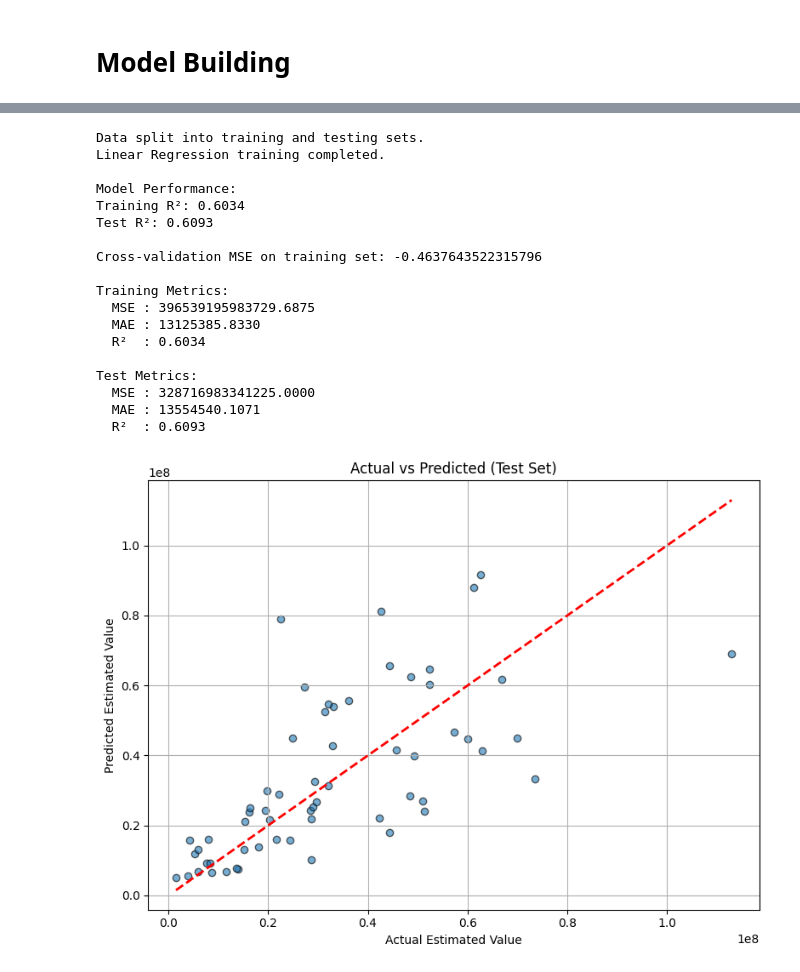
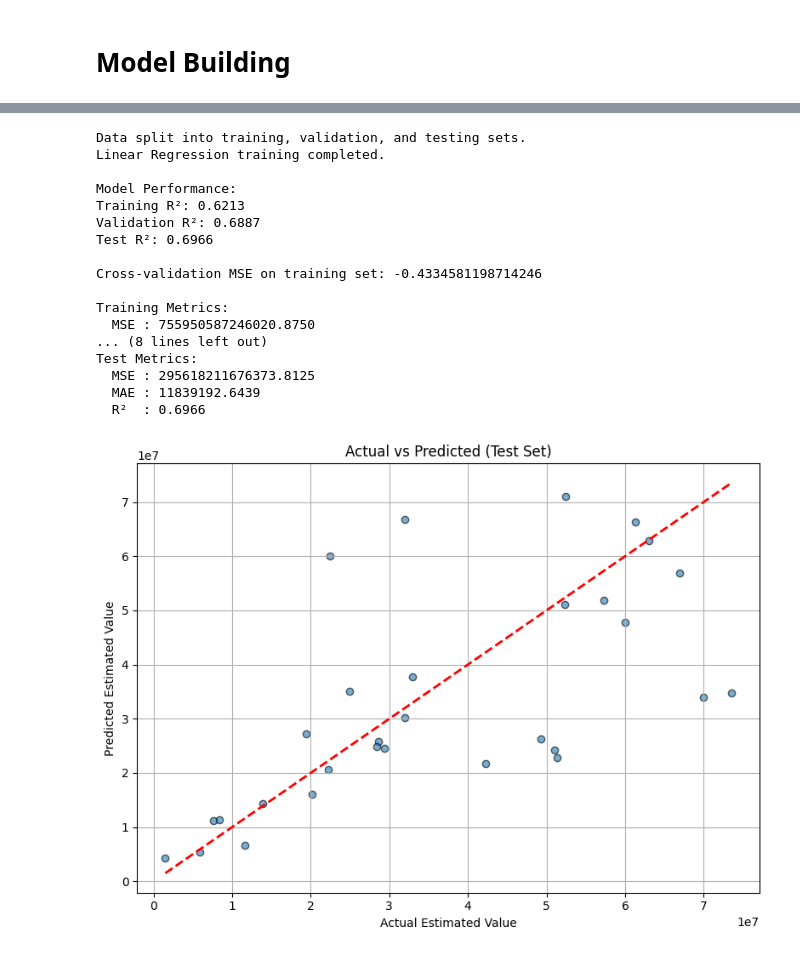
Before and after one commit to lightzgls/Python_Assignment, a Jupyter notebook: source code/Problem_IV/Predict_player_price.ipynb, the cells around one changed output, grey strips where cells are left out. Saved outputs shown, nothing was run; the diff lists cells and outputs as text; code cells hidden in the pictures.

```diff
--- a/source code/Problem_IV/Predict_player_price.ipynb
+++ b/source code/Problem_IV/Predict_player_price.ipynb
@@ -73,12 +77,12 @@ def convert_to_numeric(value):
 
 # Apply the function to the specific columns
 result_df['Estimated Value'] = result_df['Estimated Value'].apply(convert_to_numeric)
-
+#remove outlier
 result_df = result_df[result_df["Player"] != "Mohamed Salah"]
 result_df = result_df.drop(
     ['Player', 'Team', 'Nation', 'Pos',
      'Goalkeeping_GA90', 'Goalkeeping_Save%',
-     'Goalkeeping_CS%', 'Goalkeeping_Penalty_Save%','Standard_PrgC', 'Standard_PrgP'],
+     'Goalkeeping_CS%', 'Goalkeeping_Penalty_Save%'],
     axis=1,
     errors='ignore'
 )
@@ -285,27 +323,32 @@ XGBoost - Test MSE: 473903318745565.3125, MAE: 15534683.5500, R²: 0.3552
 # %%
 import numpy as np
+import matplotlib.pyplot as plt
 from sklearn.model_selection import train_test_split, cross_val_score
 from sklearn.preprocessing import StandardScaler
+from sklearn.linear_model import LinearRegression
+from sklearn.metrics import mean_squared_error, mean_absolute_error, r2_score
 
 # === Step 1: Filter dataset ===
-required_columns = top_features + ['Estimated Value']
+required_columns = top_features_list + ['Estimated Value']
 dataset = result_df[required_columns]
 
 # === Step 2: Handle missing values ===
 dataset = dataset.dropna(subset=['Estimated Value'])
-dataset[top_features] = dataset[top_features].fillna(dataset[top_features].median())
+dataset[top_features_list] = dataset[top_features_list].fillna(dataset[top_features_list].median())
 
 # === Step 3: Define X and y (log-transform y) ===
-X = dataset[top_features]
+X = dataset[top_features_list]
 y = np.log1p(dataset['Estimated Value'])
 
-# === Step 4: Split data ===
-X_train, X_test, y_train, y_test = train_test_split(X, y, test_size=0.2, random_state=30)
-print("Data split into training and testing sets.")
+# === Step 4: Split data into training, validation, and test sets ===
+X_train, X_temp, y_train, y_temp = train_test_split(X, y, test_size=0.2, random_state=30)
+X_val, X_test, y_val, y_test = train_test_split(X_temp, y_temp, test_size=0.5, random_state=30)
+print("Data split into training, validation, and testing sets.")
 
 # === Step 5: Standardize features ===
 scaler = StandardScaler()
 X_train_scaled = scaler.fit_transform(X_train)
+X_val_scaled = scaler.transform(X_val)
 X_test_scaled = scaler.transform(X_test)
 
 # === Step 6: Train linear regression model ===
@@ -313,26 +356,31 @@ model = LinearRegression()
 model.fit(X_train_scaled, y_train)
 print("Linear Regression training completed.")
 
-# === Step 7: Evaluate R² ===
+# === Step 7: Evaluate R² on training, validation, and test sets ===
 train_score = model.score(X_train_scaled, y_train)
+val_score = model.score(X_val_scaled, y_val)
 test_score = model.score(X_test_scaled, y_test)
 
 print("\nModel Performance:")
 print(f"Training R²: {train_score:.4f}")
+print(f"Validation R²: {val_score:.4f}")
 print(f"Test R²: {test_score:.4f}")
 
-# === Step 8: Cross-validation MSE ===
+# === Step 8: Cross-validation MSE on training set ===
 cv_mse = cross_val_score(model, X_train_scaled, y_train, cv=5, scoring='neg_mean_squared_error')
 print("\nCross-validation MSE on training set:", cv_mse.mean())
 
 # === Step 9: Make predictions (log scale) ===
 y_train_pred_log = model.predict(X_train_scaled)
+y_val_pred_log = model.predict(X_val_scaled)
 y_test_pred_log = model.predict(X_test_scaled)
 
 # === Step 10: Convert predictions back to original scale ===
 y_train_pred = np.expm1(y_train_pred_log)
+y_val_pred = np.expm1(y_val_pred_log)
 y_test_pred = np.expm1(y_test_pred_log)
 y_train_actual = np.expm1(y_train)
+y_val_actual = np.expm1(y_val)
 y_test_actual = np.expm1(y_test)
 
 # === Step 11: Define metric reporting function ===
@@ -341,43 +389,43 @@ def print_mixed_metrics(y_true_log, y_pred_log, y_true_orig, y_pred_orig, datase
     mae = mean_absolute_error(y_true_orig, y_pred_orig)
     r2 = r2_score(y_true_log, y_pred_log)
     print(f"\n{dataset_name} Metrics:")
     print(f"  MSE : {mse:.4f}")
     print(f"  MAE : {mae:.4f}")
     print(f"  R²  : {r2:.4f}")
 
-# === Step 12: Print metrics ===
+# === Step 12: Print metrics for all datasets ===
 print_mixed_metrics(y_train, y_train_pred_log, y_train_actual, y_train_pred, "Training")
+print_mixed_metrics(y_val, y_val_pred_log, y_val_actual, y_val_pred, "Validation")
 print_mixed_metrics(y_test, y_test_pred_log, y_test_actual, y_test_pred, "Test")
 
 # === Step 13: Plot Actual vs Predicted (Test Set) ===
 plt.figure(figsize=(8, 6))
 plt.scatter(y_test_actual, y_test_pred, alpha=0.6, edgecolor='k')
 plt.plot([y_test_actual.min(), y_test_actual.max()],
          [y_test_actual.min(), y_test_actual.max()],
          color='red', linestyle='--', linewidth=2)
 plt.xlabel('Actual Estimated Value')
 plt.ylabel('Predicted Estimated Value')
 plt.title('Actual vs Predicted (Test Set)')
 plt.grid(True)
 plt.tight_layout()
 plt.show()
 # %% [output]
-Data split into training and testing sets.
+Data split into training, validation, and testing sets.
 Linear Regression training completed.
 
 Model Performance:
-Training R²: 0.6034
-Test R²: 0.6093
+Training R²: 0.6213
+Validation R²: 0.6887
+Test R²: 0.6966
 
-Cross-validation MSE on training set: -0.4637643522315796
+Cross-validation MSE on training set: -0.4334581198714246
 
 Training Metrics:
-  MSE : 396539195983729.6875
-  MAE : 13125385.8330
-  R²  : 0.6034
-
+  MSE : 755950587246020.8750
+... (8 lines left out)
 Test Metrics:
-  MSE : 328716983341225.0000
-  MAE : 13554540.1071
-  R²  : 0.6093
+  MSE : 295618211676373.8125
+  MAE : 11839192.6439
+  R²  : 0.6966
-[figure, old version]
+[figure, new version]
```
Also changed, not shown: parts of 5 cells of this notebook, 2 other files.
